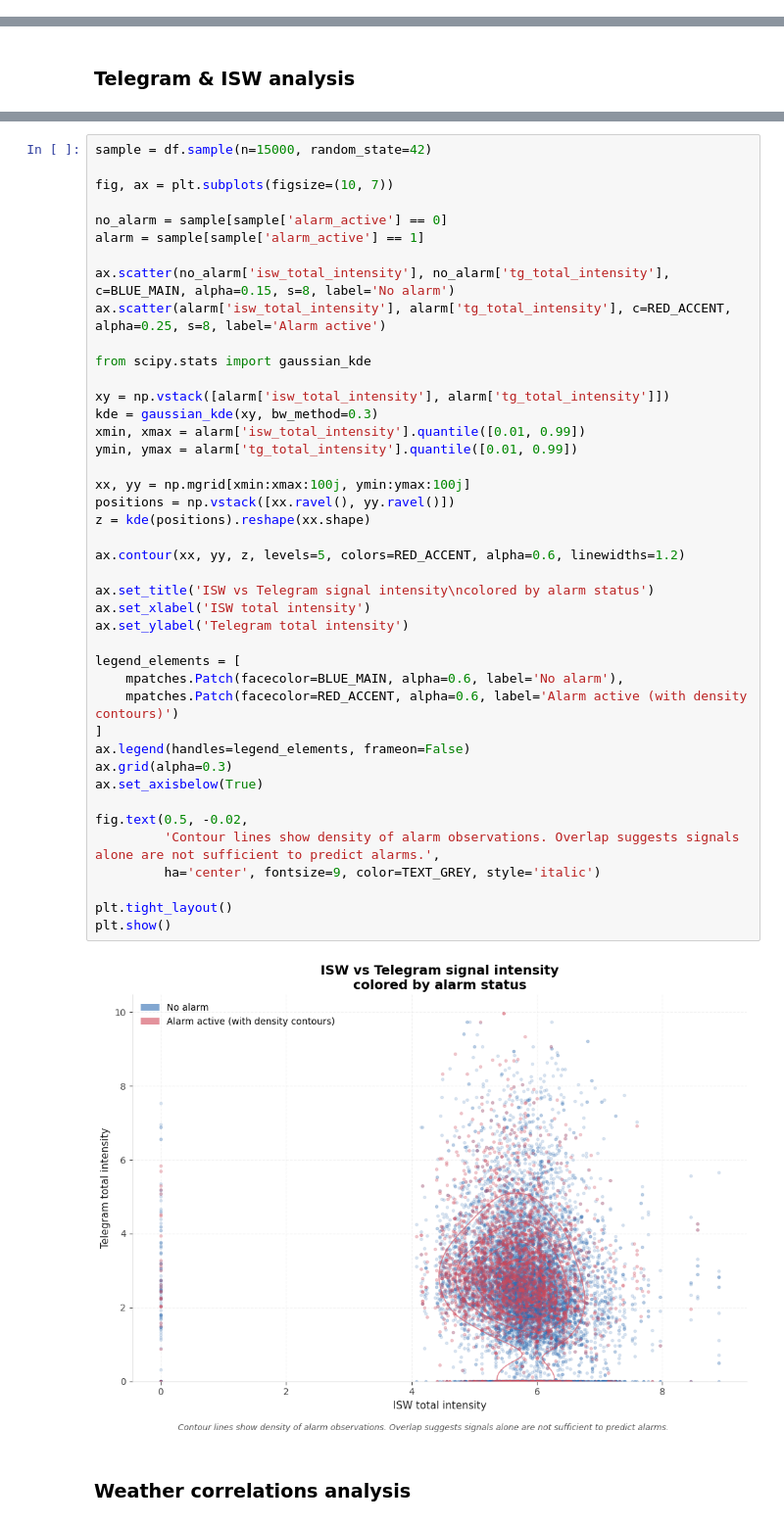
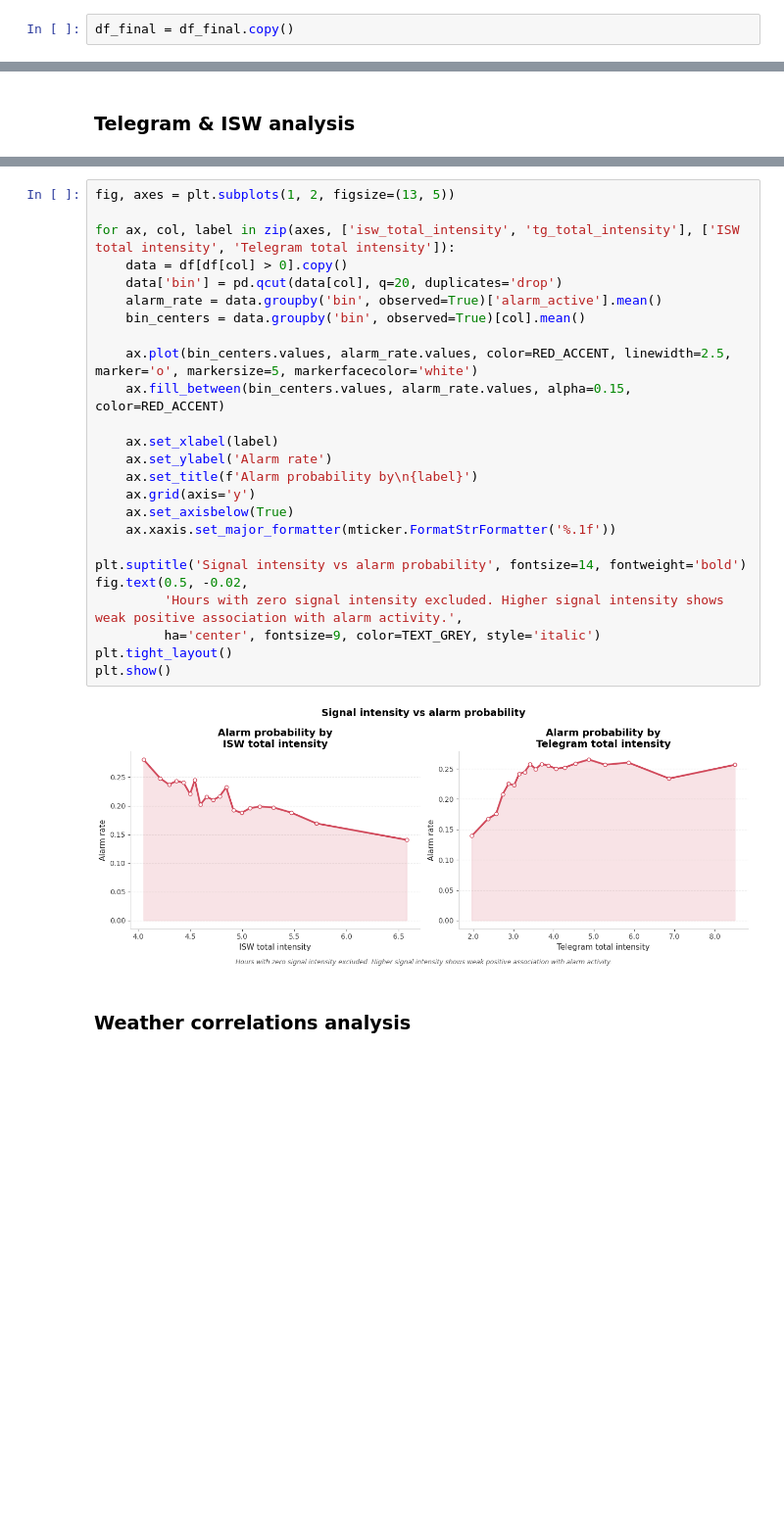
Before and after one commit to khorunzhaviktoriia/war-events-predictor-saas, a Jupyter notebook: forecasting/data_merge_feature_engineering.ipynb, the cells around one changed output, grey strips where cells are left out. Shown at 98% size. Cells and saved outputs as stored; diff of their text form; blank space fills up the shorter version.

```diff
--- a/forecasting/data_merge_feature_engineering.ipynb
+++ b/forecasting/data_merge_feature_engineering.ipynb
@@ -483,6 +484,8 @@ df_final['isw_intensity_ema'] = (df_final.groupby('region_id')['isw_total_intens
 
 isw_cols = ['isw_velocity_24h', 'isw_intensity_ema', 'isw_topic_entropy']
 df_final[isw_cols] = df_final[isw_cols].fillna(0)
+# %%
+df_final = df_final.copy()
 # %% [markdown]
 ### TELEGRAM
 # %%
@@ -776,47 +775,30 @@ plt.show()
 # %%
-sample = df.sample(n=15000, random_state=42)
+fig, axes = plt.subplots(1, 2, figsize=(13, 5))
 
-fig, ax = plt.subplots(figsize=(10, 7))
+for ax, col, label in zip(axes, ['isw_total_intensity', 'tg_total_intensity'], ['ISW total intensity', 'Telegram total intensity']):
+    data = df[df[col] > 0].copy()
+    data['bin'] = pd.qcut(data[col], q=20, duplicates='drop')
+    alarm_rate = data.groupby('bin', observed=True)['alarm_active'].mean()
+    bin_centers = data.groupby('bin', observed=True)[col].mean()
 
-no_alarm = sample[sample['alarm_active'] == 0]
-alarm = sample[sample['alarm_active'] == 1]
+    ax.plot(bin_centers.values, alarm_rate.values, color=RED_ACCENT, linewidth=2.5, marker='o', markersize=5, markerfacecolor='white')
+    ax.fill_between(bin_centers.values, alarm_rate.values, alpha=0.15, color=RED_ACCENT)
 
-ax.scatter(no_alarm['isw_total_intensity'], no_alarm['tg_total_intensity'], c=BLUE_MAIN, alpha=0.15, s=8, label='No alarm')
-ax.scatter(alarm['isw_total_intensity'], alarm['tg_total_intensity'], c=RED_ACCENT, alpha=0.25, s=8, label='Alarm active')
+    ax.set_xlabel(label)
+    ax.set_ylabel('Alarm rate')
+    ax.set_title(f'Alarm probability by\n{label}')
+    ax.grid(axis='y')
+    ax.set_axisbelow(True)
+    ax.xaxis.set_major_formatter(mticker.FormatStrFormatter('%.1f'))
 
-from scipy.stats import gaussian_kde
-
-xy = np.vstack([alarm['isw_total_intensity'], alarm['tg_total_intensity']])
-kde = gaussian_kde(xy, bw_method=0.3)
-xmin, xmax = alarm['isw_total_intensity'].quantile([0.01, 0.99])
-ymin, ymax = alarm['tg_total_intensity'].quantile([0.01, 0.99])
-
-xx, yy = np.mgrid[xmin:xmax:100j, ymin:ymax:100j]
-positions = np.vstack([xx.ravel(), yy.ravel()])
-z = kde(positions).reshape(xx.shape)
-
-ax.contour(xx, yy, z, levels=5, colors=RED_ACCENT, alpha=0.6, linewidths=1.2)
-
-ax.set_title('ISW vs Telegram signal intensity\ncolored by alarm status')
-ax.set_xlabel('ISW total intensity')
-ax.set_ylabel('Telegram total intensity')
-
-legend_elements = [
-    mpatches.Patch(facecolor=BLUE_MAIN, alpha=0.6, label='No alarm'),
-    mpatches.Patch(facecolor=RED_ACCENT, alpha=0.6, label='Alarm active (with density contours)')
-]
-ax.legend(handles=legend_elements, frameon=False)
-ax.grid(alpha=0.3)
-ax.set_axisbelow(True)
-
+plt.suptitle('Signal intensity vs alarm probability', fontsize=14, fontweight='bold')
 fig.text(0.5, -0.02,
-         'Contour lines show density of alarm observations. Overlap suggests signals alone are not sufficient to predict alarms.',
+         'Hours with zero signal intensity excluded. Higher signal intensity shows weak positive association with alarm activity.',
          ha='center', fontsize=9, color=TEXT_GREY, style='italic')
-
 plt.tight_layout()
 plt.show()
 # %% [output]
-[figure, old version]
+[figure, new version]
 # %% [markdown]
 ### Weather correlations analysis
 # %%
```
Also changed, not shown: parts of 48 cells of this notebook.
